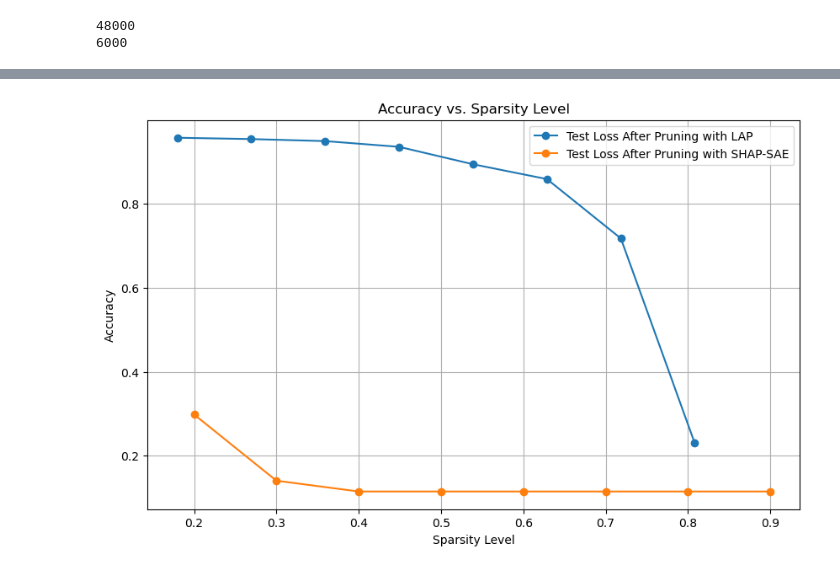
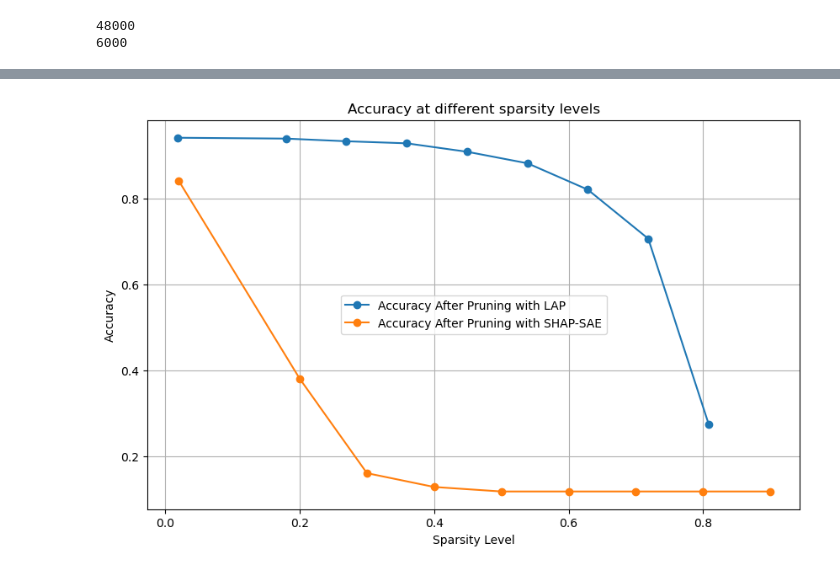
Before and after one commit to FlorianGelb/GNNProject, a Jupyter notebook: EXP_NOISE.ipynb, the cells around one changed output, grey strips where cells are left out. Cells and saved outputs as stored; diff of their text form; code cells hidden in the pictures.

```diff
--- a/EXP_NOISE.ipynb
+++ b/EXP_NOISE.ipynb
@@ -240,7 +201,7 @@ invalid value encountered in divide
 
 
 # Assuming 'model' is your pre-trained AutoEncoder and 'test_dataloader' is defined
-prune_ratios = [0.2, 0.3, 0.4, 0.5,0.6,0.7,0.8,0.9]  # Define desired prune ratios to apply
+prune_ratios = [0.02, 0.2, 0.3, 0.4, 0.5,0.6,0.7,0.8,0.9]  # Define desired prune ratios to apply
 sparsity_levels = []  # This will store the actual sparsity levels calculated from the model
 test_losses = []
 
@@ -381,7 +343,7 @@ dataset = CustomDataSet(data, root_dir,transform=transform)
 train_size = int(0.8 * len(dataset))  # 80% for training
 validation_size = int(0.1*len(dataset))
 test_size = len(dataset)-(train_size+validation_size)
-train_dataset,validation_dataset,test_dataset,_ = random_split(dataset,[0.3,0.1,0.1, 0.5])
+train_dataset,validation_dataset,test_dataset,_ = random_split(dataset,[0.1,0.1,0.1, 0.7])
 print(train_size)
 print(validation_size)
 
@@ -422,7 +401,7 @@ import matplotlib.pyplot as plt
 from Pruning.LookaheadPruning import apply_lap, calculate_sparsity
 
 # Assuming 'model' is your pre-trained AutoEncoder and 'test_dataloader' is defined
-prune_ratios = [0.2, 0.3, 0.4, 0.5,0.6,0.7,0.8,0.9]  # Define desired prune ratios to apply
+prune_ratios = [0.02, 0.2, 0.3, 0.4, 0.5,0.6,0.7,0.8,0.9]  # Define desired prune ratios to apply
 sparsity_levels_LAP = []  # This will store the actual sparsity levels calculated from the model
 test_losses_LAP = []
 
@@ -475,7 +455,7 @@ invalid value encountered in divide
 import Pruning.ShapSAE as SSAE
 
 # Assuming 'model' is your pre-trained AutoEncoder and 'test_dataloader' is defined
-prune_ratios = [0.2, 0.3, 0.4, 0.5,0.6,0.7,0.8,0.9]  # Define desired prune ratios to apply
+prune_ratios = [0.02, 0.2, 0.3, 0.4, 0.5,0.6,0.7,0.8,0.9]  # Define desired prune ratios to apply
 sparsity_levels = []  # This will store the actual sparsity levels calculated from the model
 test_losses = []
 pruned_model = copy.deepcopy(model_MNIST)
@@ -506,16 +487,17 @@ Prune Ratio: 0.9, Actual Sparsity Level: 0.8082, Test Loss: 0.1147
 # %%
 plt.figure(figsize=(10, 6))
-plt.plot(sparsity_levels_LAP, test_losses_LAP, '-o', label='Test Loss After Pruning with LAP')
-plt.plot(prune_ratios, test_losses, '-o', label='Test Loss After Pruning with SHAP-SAE')
+plt.plot(sparsity_levels_LAP, test_losses_LAP, '-o', label='Accuracy After Pruning with LAP')
+plt.plot(prune_ratios, test_losses, '-o', label='Accuracy After Pruning with SHAP-SAE')
+
 
 plt.xlabel('Sparsity Level')
 plt.ylabel('Accuracy')
-plt.title('Accuracy vs. Sparsity Level')
+plt.title('Accuracy at different sparsity levels')
 plt.legend()
 plt.grid(True)
 plt.show()
 # %% [output]
-[figure, old version]
+[figure, new version]
 # %%
 display_reconstructed_images_SHAP(model_MNIST, test_dataloader, importances, [0.1, 0.2, 0.3, 0.4, 0.5, 0.6, 0.7, 0.8])
 # %% [output]
```
Also changed, not shown: parts of 15 cells of this notebook, 12 other files.
